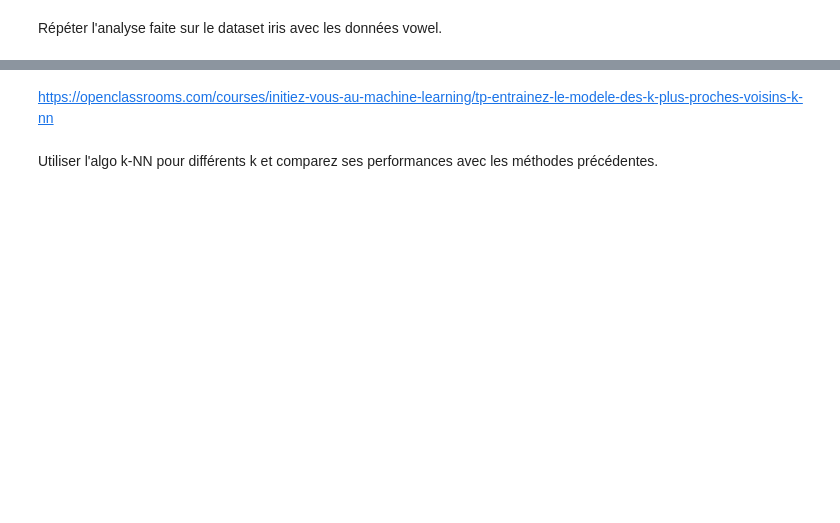
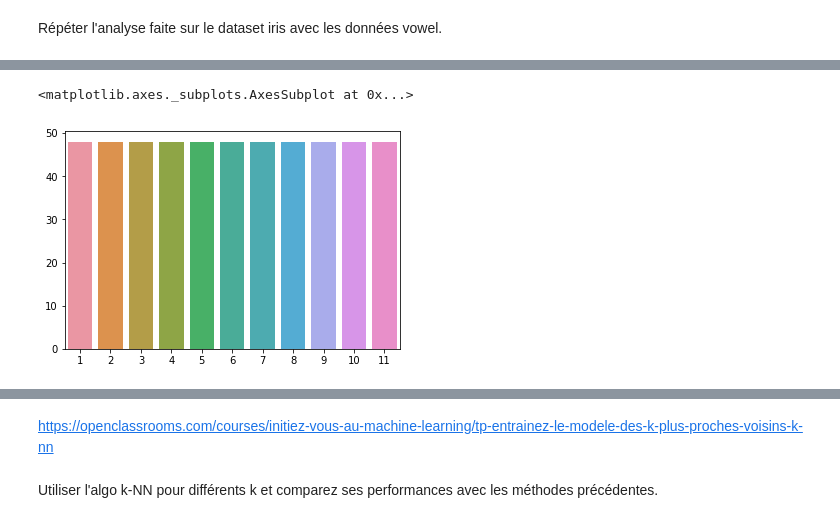
Before and after one commit to datascience-ueve/lab-2-tounsim, a Jupyter notebook: TP2_PARTIE_2_Etudiant.ipynb, the cells around one changed output, grey strips where cells are left out. Cells and saved outputs as stored; diff of their text form; code cells hidden in the pictures; blank space fills up the shorter version.

```diff
--- a/TP2_PARTIE_2_Etudiant.ipynb
+++ b/TP2_PARTIE_2_Etudiant.ipynb
@@ -131,0 +196,5 @@ Répéter l'analyse faite sur le dataset iris avec les données vowel.
+# %%
+sns.barplot(np.unique(train['y']),train.groupby('y').count().values[:,0])
+# %% [output]
+<matplotlib.axes._subplots.AxesSubplot at 0x...>
+[figure, added]
```
Also changed, not shown: parts of 25 cells of this notebook.
